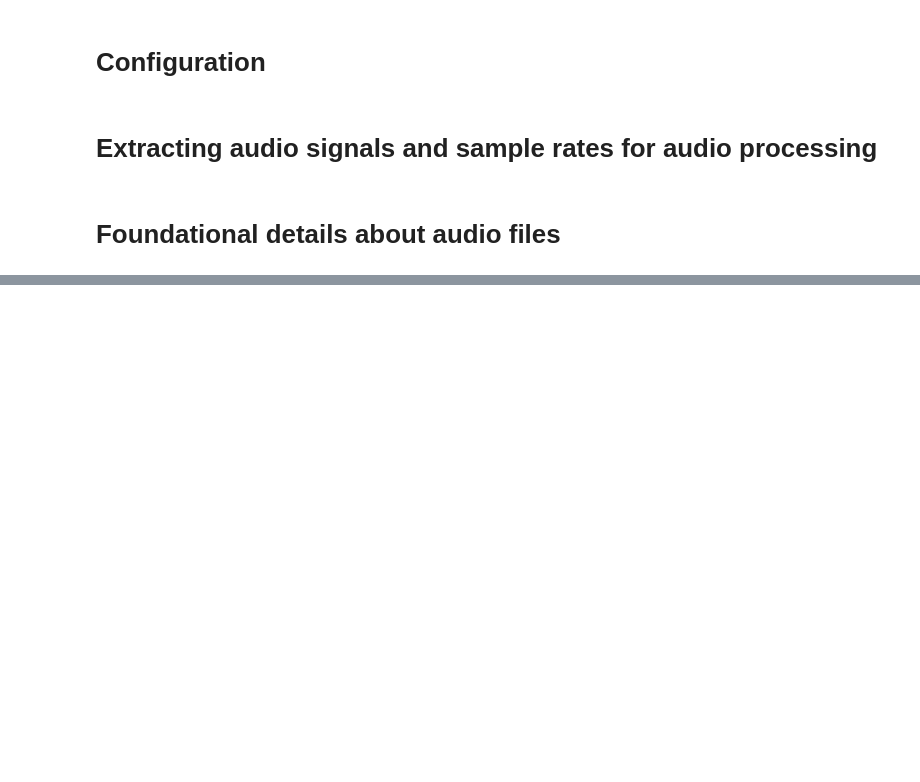
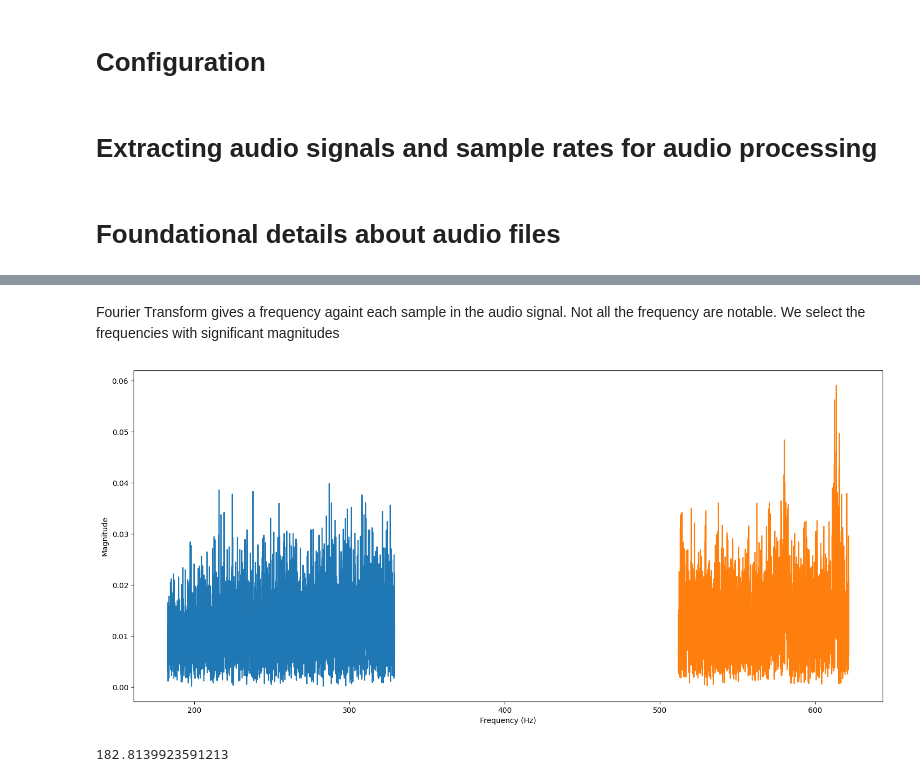
Before and after one commit to farrukh602/BirdCLEF2024-Classification-base-on-sounds, a Jupyter notebook: AudioProcessing/process_audio.ipynb, the cells around one changed output, grey strips where cells are left out. Drawn from its saved outputs; the diff is of its cells as text; code cells hidden in the pictures; blank space fills up the shorter version.

```diff
--- a/AudioProcessing/process_audio.ipynb
+++ b/AudioProcessing/process_audio.ipynb
@@ -102,0 +99,13 @@ audio_data
+# %% [markdown]
+Fourier Transform gives a frequency againt each sample in the audio signal. Not all the frequency are notable. We select the frequencies with significant magnitudes
+# %%
+# Ploting the fourier transform spectrum
+plt.figure(figsize=(18,8))
+plt.plot(frequency[5000:9000], magnitude[5000:9000])
+
+plt.plot(frequency[14000:17000], magnitude[14000:17000])
+plt.xlabel('Frequency (Hz)')
+plt.ylabel('Magnitude')
+plt.show()
+# %% [output]
+[figure, added]
@@ -102,0 +116,4 @@ audio_data
+# %%
+frequency[5000]
+# %% [output]
+182.8139923591213
```
Also changed, not shown: parts of 8 cells of this notebook.
